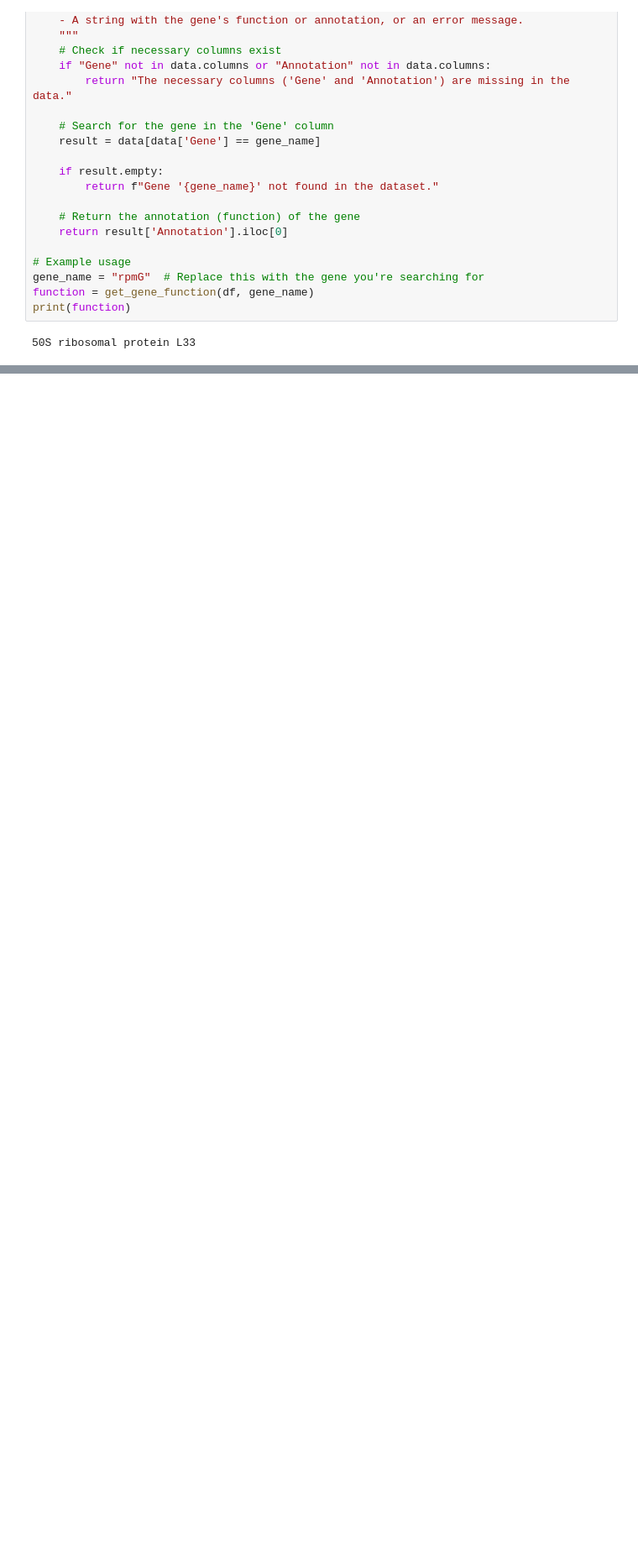
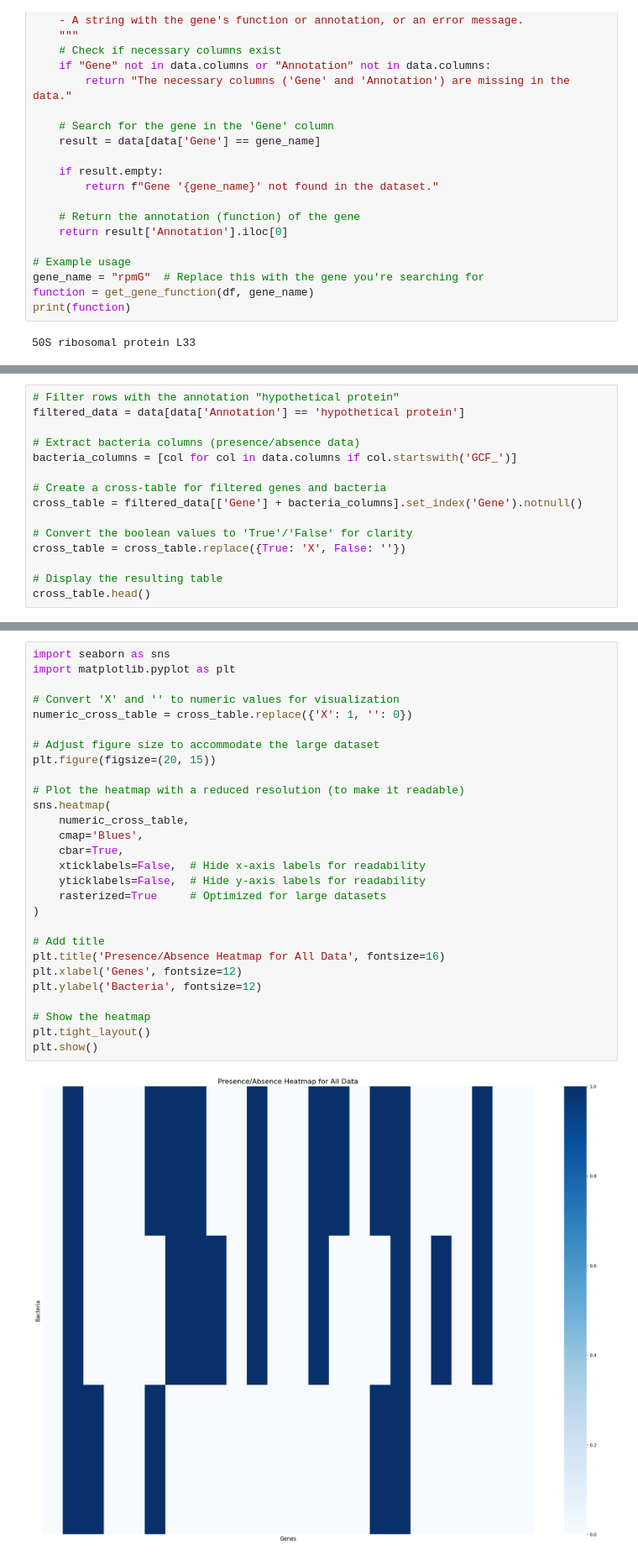
Before and after one commit to jonaspinas/AutoAvancada, a Jupyter notebook: code/Read_Files/Gene_Presence.ipynb, the cells around one changed output, grey strips where cells are left out. Shown at 84% size. Cells and saved outputs as stored; diff of their text form; blank space fills up the shorter version.

```diff
--- a/code/Read_Files/Gene_Presence.ipynb
+++ b/code/Read_Files/Gene_Presence.ipynb
@@ -40,0 +218,15 @@ print(function)
+# %%
+# Filter rows with the annotation "hypothetical protein"
+filtered_data = data[data['Annotation'] == 'hypothetical protein']
+
+# Extract bacteria columns (presence/absence data)
+bacteria_columns = [col for col in data.columns if col.startswith('GCF_')]
+
+# Create a cross-table for filtered genes and bacteria
+cross_table = filtered_data[['Gene'] + bacteria_columns].set_index('Gene').notnull()
+
+# Convert the boolean values to 'True'/'False' for clarity
+cross_table = cross_table.replace({True: 'X', False: ''})
+
+# Display the resulting table
+cross_table.head()
@@ -40,0 +240,30 @@ print(function)
+# %%
+import seaborn as sns
+import matplotlib.pyplot as plt
+
+# Convert 'X' and '' to numeric values for visualization
+numeric_cross_table = cross_table.replace({'X': 1, '': 0})
+
+# Adjust figure size to accommodate the large dataset
+plt.figure(figsize=(20, 15))
+
+# Plot the heatmap with a reduced resolution (to make it readable)
+sns.heatmap(
+    numeric_cross_table,
+    cmap='Blues',
+    cbar=True,
+    xticklabels=False,  # Hide x-axis labels for readability
+    yticklabels=False,  # Hide y-axis labels for readability
+    rasterized=True     # Optimized for large datasets
+)
+
+# Add title
+plt.title('Presence/Absence Heatmap for All Data', fontsize=16)
+plt.xlabel('Genes', fontsize=12)
+plt.ylabel('Bacteria', fontsize=12)
+
+# Show the heatmap
+plt.tight_layout()
+plt.show()
+# %% [output]
+[figure, added]
```
Also changed, not shown: parts of 6 cells of this notebook.
